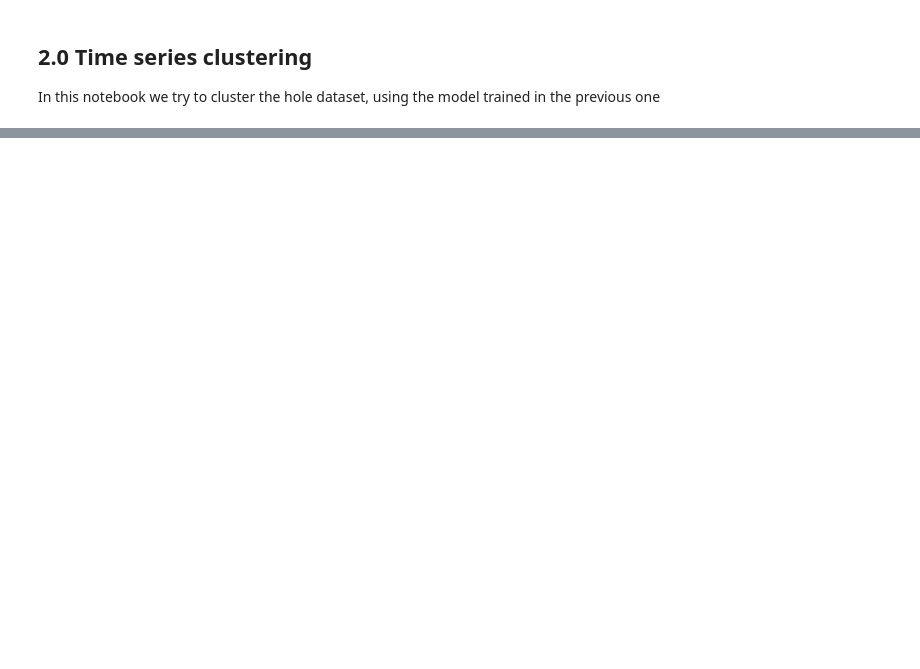
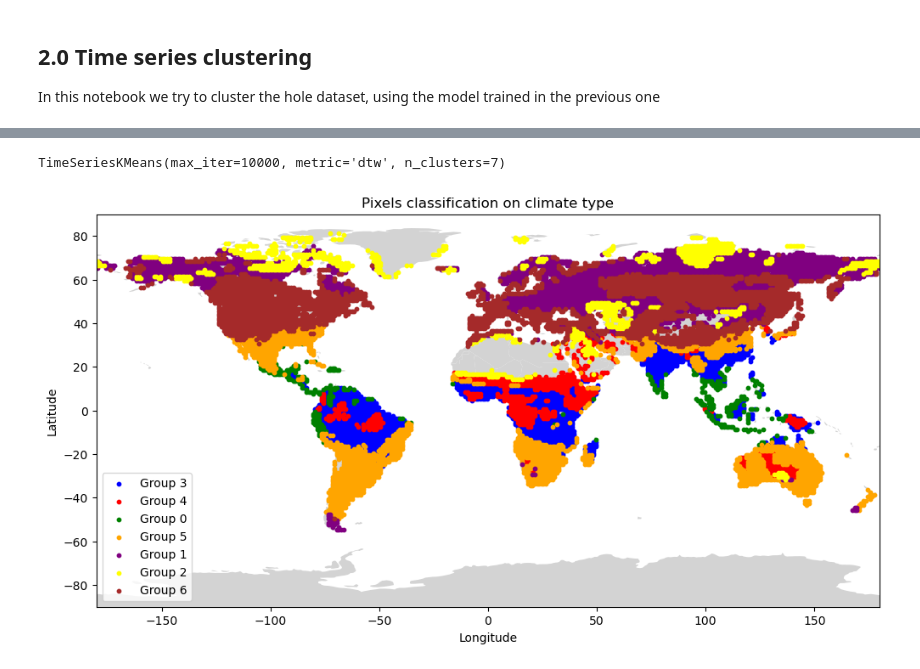
Before and after one commit to oriolus98/master_thesis2, a Jupyter notebook: causal_analysis2.ipynb, the cells around one changed output, grey strips where cells are left out. Cells and saved outputs as stored; diff of their text form; code cells hidden in the pictures; blank space fills up the shorter version.

```diff
--- a/causal_analysis2.ipynb
+++ b/causal_analysis2.ipynb
@@ -41,0 +40,16 @@ WARNING:tensorflow:No training configuration found in save file, so the model wa
+# %%
+df2 = np.empty((len(os.listdir('../test_data/assaig1/')),385,4))
+i = 0
+
+
+
+for file in os.listdir('../test_data/assaig1/'):
+    df2[i,:,:] = pd.read_csv(os.path.join('../test_data/assaig1/', file), header=None)
+    i += 1
+
+df2 = df2[:,1:,:]
+# %%
+data2 = encoder.predict(df2)
+data2 = data2.reshape((len(os.listdir('../test_data/assaig1/')), 384))
+
+data2 = pd.DataFrame(data2)
@@ -42,6 +58,8 @@ WARNING:tensorflow:No training configuration found in save file, so the model wa
 # %%
-model = TimeSeriesKMeans(n_clusters=7, metric="dtw", max_iter=100)
-model.fit(data)
+model = TimeSeriesKMeans(n_clusters=7, metric="dtw", max_iter=10000)
+model.fit(data2)
+# %% [output]
+TimeSeriesKMeans(max_iter=10000, metric='dtw', n_clusters=7)
 # %%
 results = pd.DataFrame()
 results['group'] = model.predict(data)
@@ -59,20 +77,22 @@ results['coord_y'] = coord_y
 # %%
 # From GeoPandas, our world map data
 worldmap = gpd.read_file(gpd.datasets.get_path('naturalearth_lowres'))
 
 # Creating axes and plotting world map
 fig, ax = plt.subplots(figsize=(12, 6))
 worldmap.plot(color="lightgrey", ax=ax)
 
-for group, color in zip(results['group'].unique(), ['blue', 'red', 'green', 'orange', 'purple', 'yellow', 'brown']):
-    plt.scatter(x = results.coord_x[results['group'] == group], y = results.coord_y[results['group'] == group], color=color, label=f"Group {group}")
+for group, color in zip(results['group'].unique(), ['blue', 'red', 'green', 'orange', 'purple', 'yellow', 'brown', 'pink', 'black', 'cyan']):
+    plt.scatter(x = results.coord_x[results['group'] == group], y = results.coord_y[results['group'] == group], s = 10, color=color, label=f"Group {group}")
 
 # Creating axis limits and title
 plt.xlim([-180, 180])
 plt.ylim([-90, 90])
 
 plt.title('Pixels classification on climate type')
 plt.xlabel("Longitude")
 plt.ylabel("Latitude")
 plt.legend()
 plt.show()
+# %% [output]
+[figure, added]
```
Also changed, not shown: parts of 6 cells of this notebook, 8 other files.
